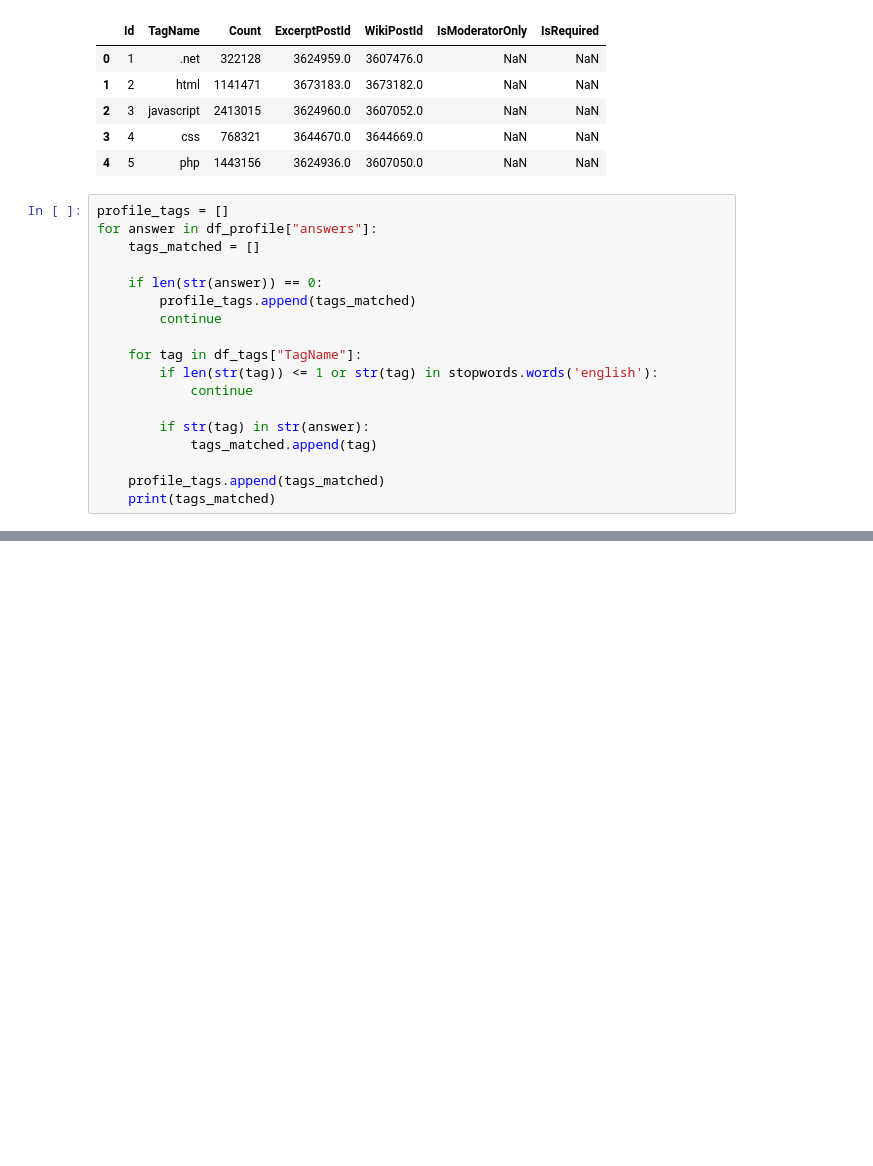
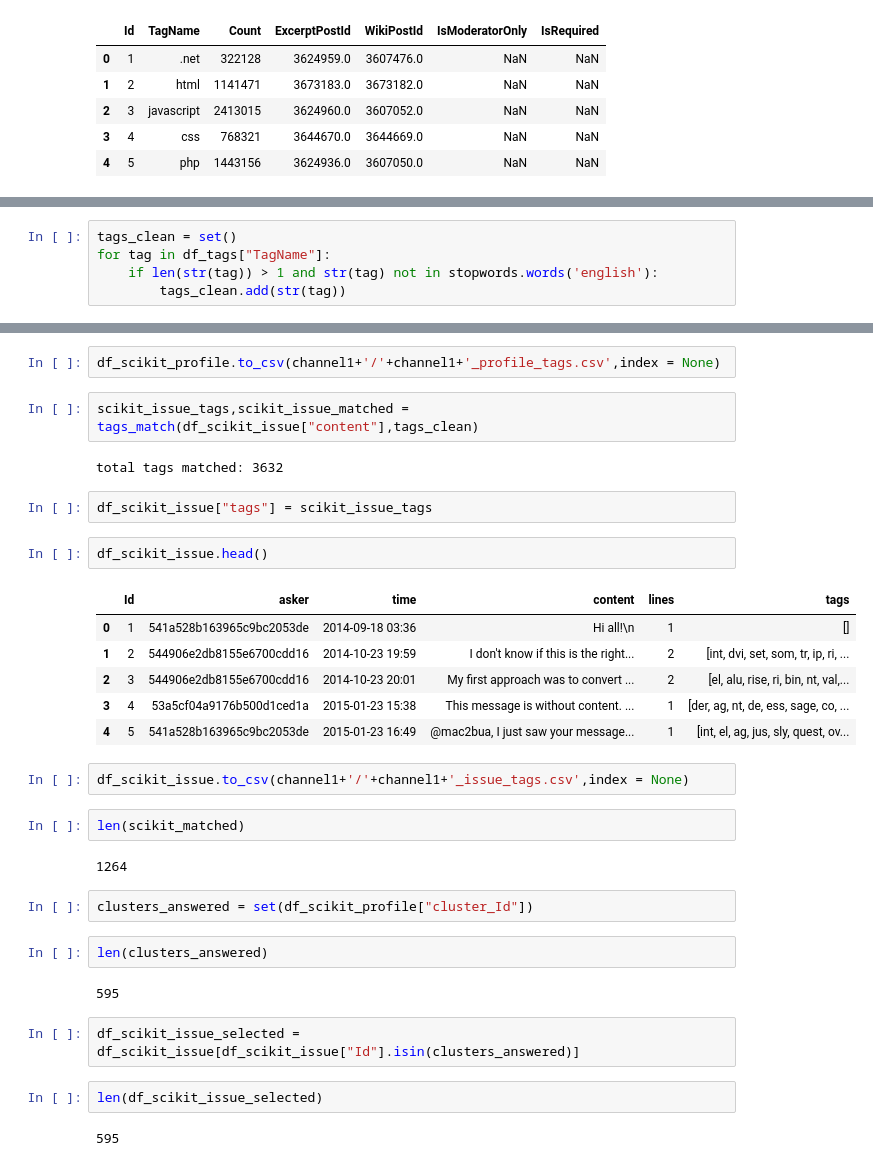
Before and after one commit to NoleWang/Respondent_Recommendation, a Jupyter notebook: Analysis/Analysis.ipynb, the cells around one changed output, grey strips where cells are left out. Cells and saved outputs as stored; diff of their text form; blank space fills up the shorter version.

```diff
--- a/Analysis/Analysis.ipynb
+++ b/Analysis/Analysis.ipynb
@@ -65,21 +147,3 @@ df_tags.head()
 | 2 | 3 | javascript | 2413015 | 3624960.0 | 3607052.0 | NaN | NaN |
 | 3 | 4 | css | 768321 | 3644670.0 | 3644669.0 | NaN | NaN |
 | 4 | 5 | php | 1443156 | 3624936.0 | 3607050.0 | NaN | NaN |
-# %%
-profile_tags = []
-for answer in df_profile["answers"]:
-    tags_matched = []
-
-    if len(str(answer)) == 0:
-        profile_tags.append(tags_matched)
-        continue
-
-    for tag in df_tags["TagName"]:
-        if len(str(tag)) <= 1 or str(tag) in stopwords.words('english'):
-            continue
-
-        if str(tag) in str(answer):
-            tags_matched.append(tag)
-
-    profile_tags.append(tags_matched)
-    print(tags_matched)
@@ -142,0 +150,5 @@ df_issue
+# %%
+tags_clean = set()
+for tag in df_tags["TagName"]:
+    if len(str(tag)) > 1 and str(tag) not in stopwords.words('english'):
+        tags_clean.add(str(tag))
@@ -142,0 +176,35 @@ df_issue
+# %%
+df_scikit_profile.to_csv(channel1+'/'+channel1+'_profile_tags.csv',index = None)
+# %%
+scikit_issue_tags,scikit_issue_matched = tags_match(df_scikit_issue["content"],tags_clean)
+# %% [output]
+total tags matched: 3632
+# %%
+df_scikit_issue["tags"] = scikit_issue_tags
+# %%
+df_scikit_issue.head()
+# %% [output]
+|  | Id | asker | time | content | lines | tags |
+| 0 | 1 | 541a528b163965c9bc2053de | 2014-09-18 03:36 | Hi all!\n | 1 | [] |
+| 1 | 2 | 544906e2db8155e6700cdd16 | 2014-10-23 19:59 | I don't know if this is the right... | 2 | [int, dvi, set, som, tr, ip, ri, ... |
+| 2 | 3 | 544906e2db8155e6700cdd16 | 2014-10-23 20:01 | My first approach was to convert ... | 2 | [el, alu, rise, ri, bin, nt, val,... |
+| 3 | 4 | 53a5cf04a9176b500d1ced1a | 2015-01-23 15:38 | This message is without content. ... | 1 | [der, ag, nt, de, ess, sage, co, ... |
+| 4 | 5 | 541a528b163965c9bc2053de | 2015-01-23 16:49 | @mac2bua, I just saw your message... | 1 | [int, el, ag, jus, sly, quest, ov... |
+# %%
+df_scikit_issue.to_csv(channel1+'/'+channel1+'_issue_tags.csv',index = None)
+# %%
+len(scikit_matched)
+# %% [output]
+1264
+# %%
+clusters_answered = set(df_scikit_profile["cluster_Id"])
+# %%
+len(clusters_answered)
+# %% [output]
+595
+# %%
+df_scikit_issue_selected = df_scikit_issue[df_scikit_issue["Id"].isin(clusters_answered)]
+# %%
+len(df_scikit_issue_selected)
+# %% [output]
+595
```
Also changed, not shown: parts of 66 cells of this notebook, 1 other file.
